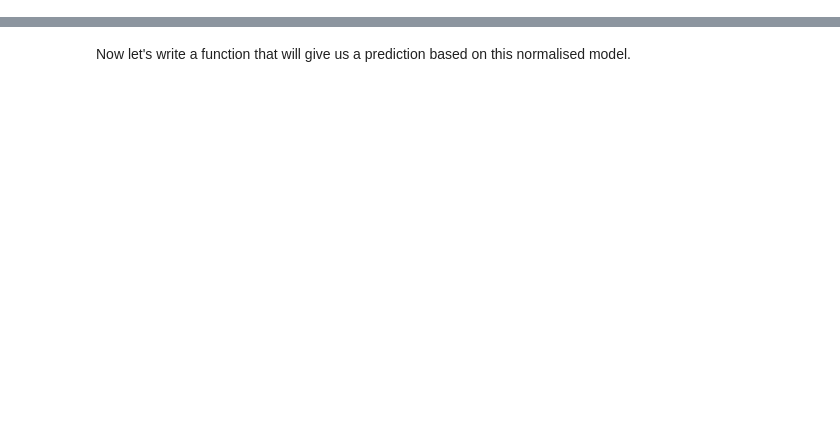
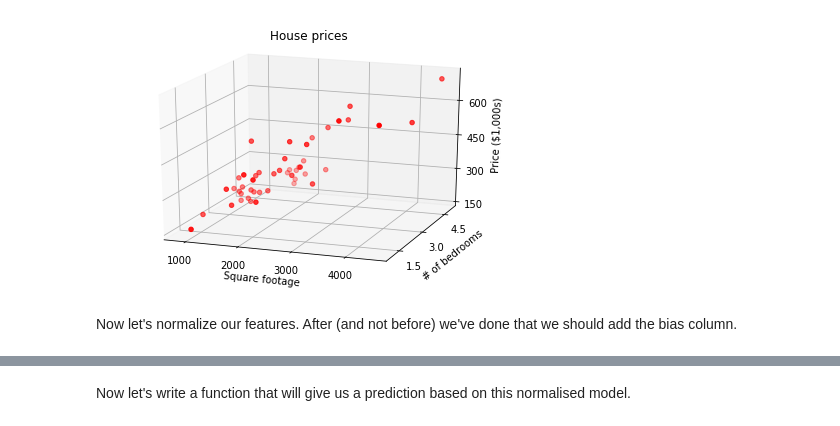
Before and after one commit to m-lyon/MachineLearningLearning, a Jupyter notebook: notebooks/Linear Regression.ipynb, the cells around one changed output, grey strips where cells are left out. Drawn from its saved outputs; the diff is of its cells as text; code cells hidden in the pictures; blank space fills up the shorter version.

```diff
--- a/notebooks/Linear Regression.ipynb
+++ b/notebooks/Linear Regression.ipynb
@@ -170,0 +344,26 @@ plotCostFunction(J_vals)
+# %%
+from mpl_toolkits.mplot3d import Axes3D
+
+# Load data
+multi_data = np.genfromtxt('data/ex1data2.txt', delimiter=',')
+x1 = multi_data[:,0]
+x2 = multi_data[:,1]
+y = multi_data[:,2]
+y_val = y / 1000
+
+# Plot data
+fig = plt.figure()
+ax = fig.gca(projection='3d')
+ax.yaxis.set_major_locator(plt.MaxNLocator(3))
+ax.zaxis.set_major_locator(plt.MaxNLocator(4))
+ax.xaxis.set_major_locator(plt.MaxNLocator(4))
+ax.scatter(x1, x2, y_val, c='red')
+ax.set_xlabel('Square footage')
+ax.set_ylabel('# of bedrooms')
+ax.set_zlabel('Price ($1,000s)')
+ax.view_init(20, -70)
+plt.title('House prices')
+plt.tight_layout()
+plt.show()
+# %% [output]
+[figure, added]
@@ -170,0 +376,2 @@ plotCostFunction(J_vals)
+# %% [markdown]
+Now let's normalize our features. After (and not before) we've done that we should add the bias column.
```
Also changed, not shown: parts of 57 cells of this notebook, 2 other files.
